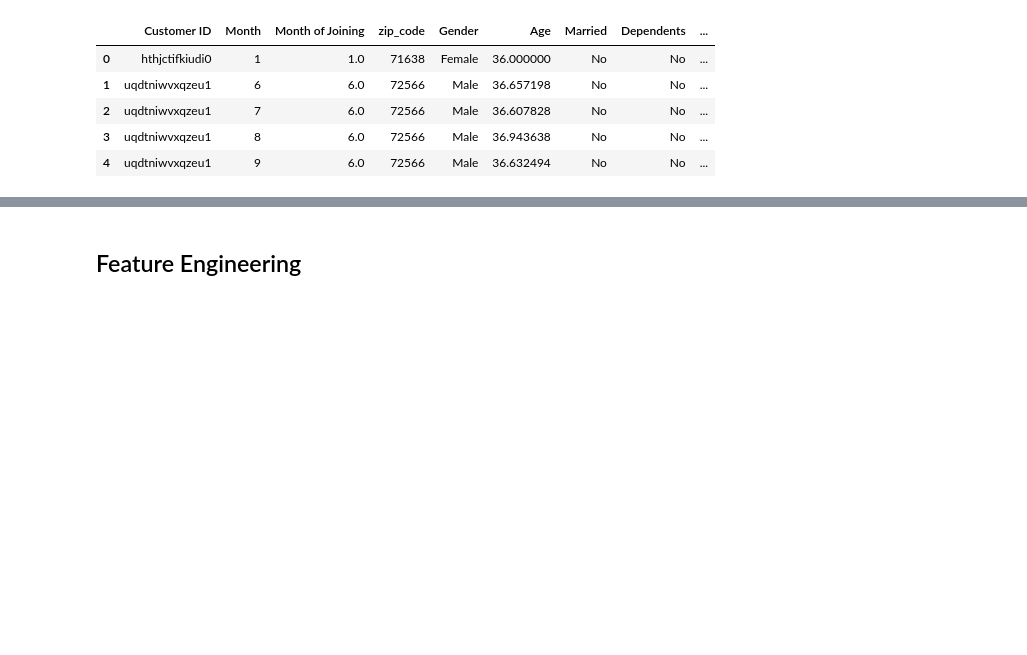
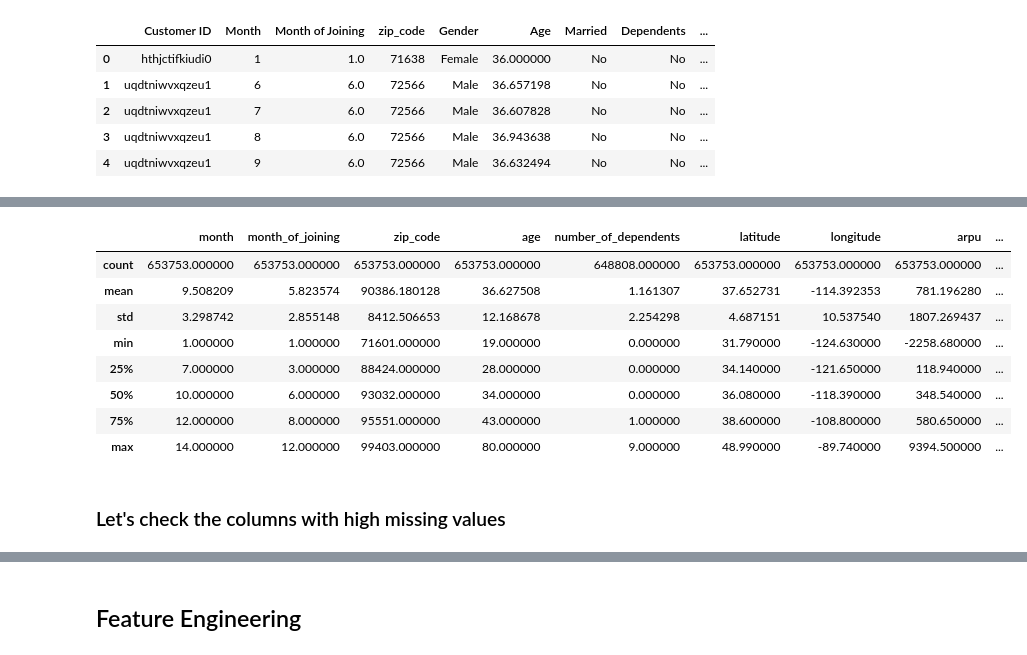
Before and after one commit to codeandcharts/telecom_churn_prediction_with_cltv, a Jupyter notebook: notebooks/02_data_preprocessing.ipynb, the cells around one changed output, grey strips where cells are left out. Saved outputs shown, nothing was run; the diff lists cells and outputs as text; code cells hidden in the pictures; blank space fills up the shorter version.

```diff
--- a/notebooks/02_data_preprocessing.ipynb
+++ b/notebooks/02_data_preprocessing.ipynb
@@ -16,6 +16,8 @@ warnings.filterwarnings("ignore")
 
 # sets the maximum number of columns that will be displayed in a dataframe to 200 for improved data viewing
 pd.set_option('display.max_columns', None)
+# Set the display option to show all columns
+pd.set_option('display.max_info_columns', 200)
 # %%
 # Custom color palette inspired by CUSTOM
 CUSTOM_PALETTE = ["#4E79A7", "#F28E2B", "#E15759", "#76B7B2", "#59A14F", "#EDC948", "#B07AA1", "#FF9DA7", "#9C755F", "#BAB0AC"]
@@ -80,0 +83,4 @@ Total cells: 48377722
+# %%
+# Convert column names to lowercase and replace spaces with underscores
+df.columns = df.columns.str.lower().str.replace(' ', '_')
+df.head()
@@ -252,0 +132,17 @@ Create a data quality report outlining key issues (missing values, outliers, err
+# %%
+# Basic statistics for categorical variables
+cat_df = df.select_dtypes(exclude=['int64', 'float64'])
+cat_stats = numeric_df.describe()
+cat_stats
+# %% [output]
+|  | month | month_of_joining | zip_code | age | number_of_dependents | latitude | longitude | arpu | ... |
+| count | 653753.000000 | 653753.000000 | 653753.000000 | 653753.000000 | 648808.000000 | 653753.000000 | 653753.000000 | 653753.000000 | ... |
+| mean | 9.508209 | 5.823574 | 90386.180128 | 36.627508 | 1.161307 | 37.652731 | -114.392353 | 781.196280 | ... |
+| std | 3.298742 | 2.855148 | 8412.506653 | 12.168678 | 2.254298 | 4.687151 | 10.537540 | 1807.269437 | ... |
+| min | 1.000000 | 1.000000 | 71601.000000 | 19.000000 | 0.000000 | 31.790000 | -124.630000 | -2258.680000 | ... |
+| 25% | 7.000000 | 3.000000 | 88424.000000 | 28.000000 | 0.000000 | 34.140000 | -121.650000 | 118.940000 | ... |
+| 50% | 10.000000 | 6.000000 | 93032.000000 | 34.000000 | 0.000000 | 36.080000 | -118.390000 | 348.540000 | ... |
+| 75% | 12.000000 | 8.000000 | 95551.000000 | 43.000000 | 1.000000 | 38.600000 | -108.800000 | 580.650000 | ... |
+| max | 14.000000 | 12.000000 | 99403.000000 | 80.000000 | 9.000000 | 48.990000 | -89.740000 | 9394.500000 | ... |
+# %% [markdown]
+### Let's check the columns with high missing values
```
Also changed, not shown: parts of 114 cells of this notebook, 2 other files.
